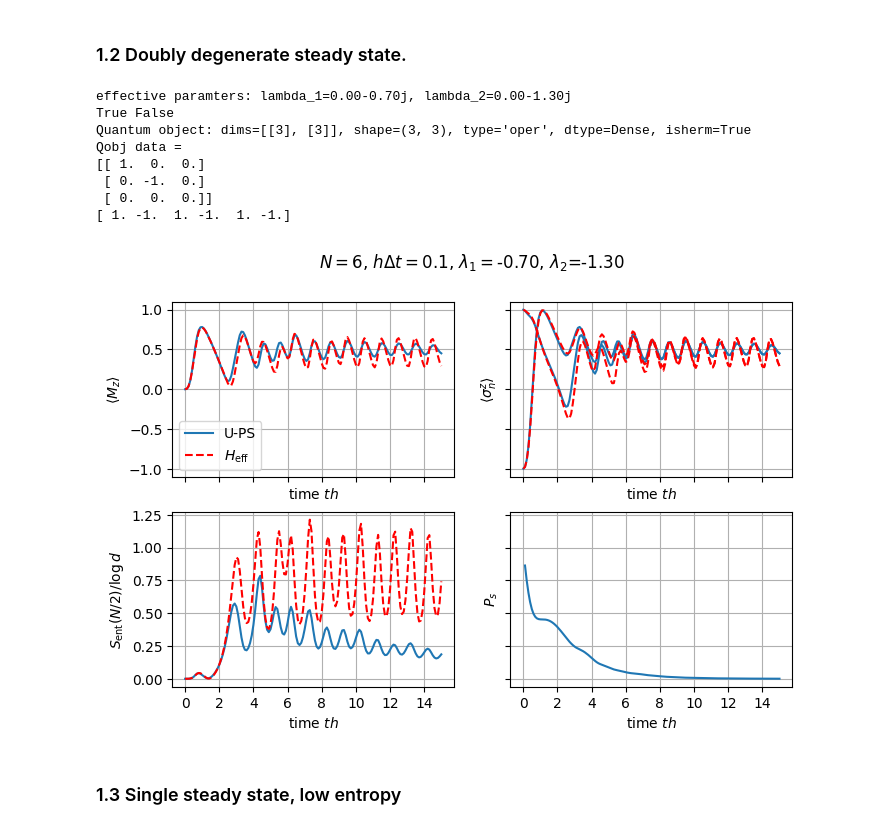
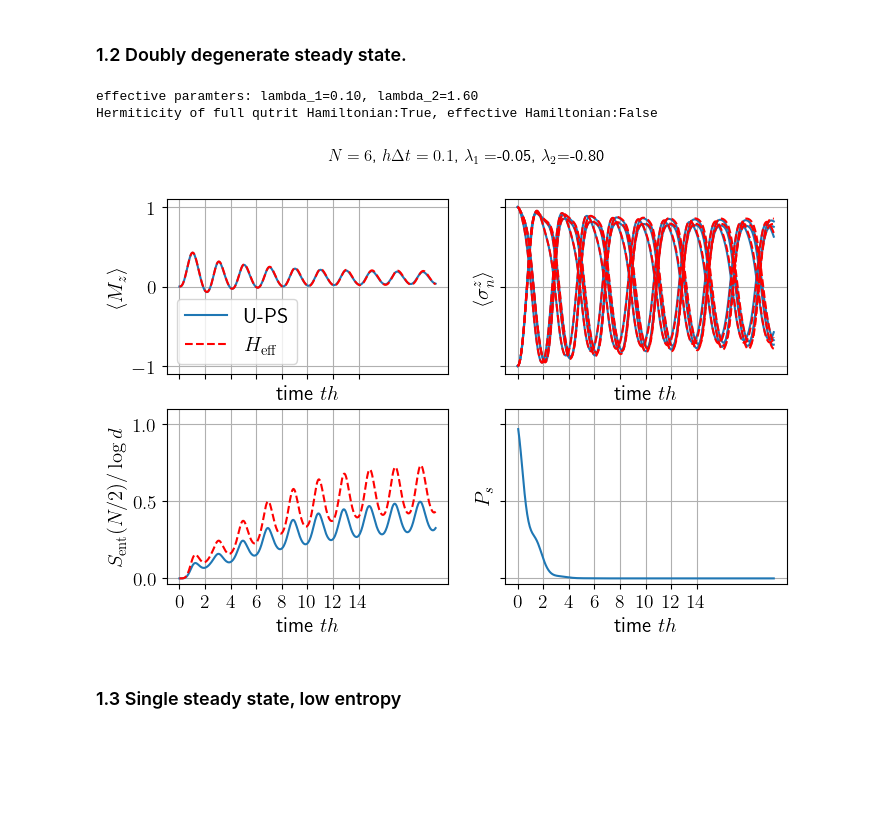
Before and after one commit to mwauters92/Non-hermitian-design, a Jupyter notebook: main.ipynb, the cells around one changed output. Saved outputs shown, nothing was run; the diff lists cells and outputs as text; code cells hidden in the pictures; blank space fills up the shorter version.

```diff
--- a/main.ipynb
+++ b/main.ipynb
@@ -144,10 +144,10 @@ plt.xlabel(r"time $t h_x$")
 # %% [markdown]
 ### 1.2 Doubly degenerate steady state.
 # %%
-N=4
-h, J, Omega= 1,7.2, 5.3
-tf = 15
-nstep = 150
+N=6
+h, J, Omega= 1,8, 2
+tf = 20
+nstep = 400
 tvec = np.linspace(0,tf,nstep+1)
 rate = nstep/tf
 trand = poisson_times(tf,rate)
@@ -159,13 +159,13 @@ H_qutrit = build_hamiltonian(N,single_body_terms, two_body_terms)
 
 #--- target effective Hamiltonian
 heff, lambda1, lambda2 = h, -1j*Omega**2/rate/4, -1j*J**2/rate/4
-print(f"effective paramters: lambda_1={lambda1:.2f}, lambda_2={lambda2:.2f}")
+print(f"effective paramters: lambda_1={-2*lambda1.imag:.2f}, lambda_2={-2*lambda2.imag:.2f}")
 single_body_eff = [[heff, ('x', 0, 1), None], [2*lambda1, ('p-', 0, 1), None] ]
 two_body_eff=[[2*lambda2,('p-', 0, 1), ('p-', 0, 1)]]
 H_qeff = build_hamiltonian(N,single_body_eff, two_body_eff,d=2)
 
 # sanity check that the full Hamiltonian is hermitian while the effective one is not
-print(f"Hermiticity of full qutrit Hamiltonian:{H_qutrit.isherm}, effective Hamiltonian:{H_qeff.isherm})
+print(f"Hermiticity of full qutrit Hamiltonian:{H_qutrit.isherm}, effective Hamiltonian:{H_qeff.isherm}")
 
 psi0 = qt.basis([3]*N,n=[0,1]*(N//2))
 psi0_eff = qt.basis([2]*N,n=[0,1]*(N//2))
@@ -182,53 +182,47 @@ res_qutrit = time_evo(H_qutrit,psi0,tvec,P,N,measured_sites=[j for j in range(N)
 
 res_effective = time_evo(H_qeff,psi0_eff,tvec,P,N,measured_sites=[],e_ops=e_evo_eff, options=options)
 # %% [output]
-effective paramters: lambda_1=0.00-0.70j, lambda_2=0.00-1.30j
-True False
-Quantum object: dims=[[3], [3]], shape=(3, 3), type='oper', dtype=Dense, isherm=True
-Qobj data =
-[[ 1.  0.  0.]
- [ 0. -1.  0.]
- [ 0.  0.  0.]]
-[ 1. -1.  1. -1.  1. -1.]
+effective paramters: lambda_1=0.10, lambda_2=1.60
+Hermiticity of full qutrit Hamiltonian:True, effective Hamiltonian:False
 # %%
 
 fig,ax = plt.subplots(nrows=2,ncols=2,sharex=True, sharey='row')
 fig.set_size_inches([8,5])
 fig.suptitle(rf"$N={N}$, $h\Delta t={tf/nstep:.1f}$, $\lambda_1=${lambda1.imag:.2f}, $\lambda_2$={lambda2.imag:.2f}")
-ax[0,0].plot(tvec,sum(res.expect)/N,label='U-PS')
+ax[0,0].plot(tvec,sum(res_qutrit.expect)/N,label='U-PS')
 #ax[0].plot(trand,sum(res_rand.expect)/2,'g-.',label='R-PS')
-ax[0,0].plot(tvec,sum(res2.expect)/N,'r--',label=r'$H_{\rm eff}$')
+ax[0,0].plot(tvec,sum(res_effective.expect)/N,'r--',label=r'$H_{\rm eff}$')
 ax[1,0].set_xlabel(r'time $t h$')
 ax[1,1].set_xlabel(r'time $t h$')
 ax[0,0].set_xlabel(r'time $t h$')
 ax[0,0].set_ylabel(r'$\langle M_z \rangle$')
 ax[0,0].legend()
 ax[0,0].grid()
 ax[0,0].set_xticks(np.arange(0,16,2))
 
 ax[0,1].grid()
-ax[0,1].plot(tvec,np.array(res.expect[0::2]).mean(axis=0),label='U-PS',c='C0')
-ax[0,1].plot(tvec,np.array(res.expect[1::2]).mean(axis=0),label='U-PS',c='C0')
+ax[0,1].plot(tvec,np.array(res_qutrit.expect[0::2]).T,label='U-PS',c='C0')
+ax[0,1].plot(tvec,np.array(res_qutrit.expect[1::2]).T,label='U-PS',c='C0')
 #ax[1].plot(trand,res_rand.expect[0],'g-.',label='R-PS')
 #ax[1].plot(trand,res_rand.expect[1],'g-.',label='R-PS')
-ax[0,1].plot(tvec,np.array(res2.expect[0::2]).mean(axis=0),'r--',label=r'$H_{\rm eff}$')
-ax[0,1].plot(tvec,np.array(res2.expect[1::2]).mean(axis=0),'r--',label=r'$H_{\rm eff}$')
+ax[0,1].plot(tvec,np.array(res_effective.expect[0::2]).T,'r--',label=r'$H_{\rm eff}$')
+ax[0,1].plot(tvec,np.array(res_effective.expect[1::2]).T,'r--',label=r'$H_{\rm eff}$')
 ax[0,1].set_xlabel(r'time $t h$')
 ax[0,1].set_ylabel(r'$\langle \sigma^z_n \rangle$')
 
 
-
-ax[1,0].plot(tvec,get_entanglement(res.states,[j for j in range(N//2)])/np.log(3))
-ax[1,0].plot(tvec,get_entanglement(res2.states,[j for j in range(N//2)])/np.log(2),'r--')
+ax[1,0].plot(tvec,res_qutrit.entanglement/np.log(3))
+ax[1,0].plot(tvec,res_effective.entanglement/np.log(2),'r--')
 ax[1,0].grid()
 ax[1,0].set_ylabel(r'$S_{\rm ent}(N/2)/\log d$')
-
-ax[1,1].plot(tvec[1:],np.cumprod(np.array(res.measurement_outcomes[1:])))
+a,b = ax[1,0].set_ylim()
+ax[1,0].set_ylim([a,1.1])
+ax[1,1].plot(tvec[1:],np.cumprod(np.array(res_qutrit.measurement_outcomes[1:])**2))
 ax[1,1].set_ylabel(r'$P_s$')
 ax[1,1].grid()
 fig.savefig('N{N}_oscillatory.pdf',bbox_inches='tight')
 # %% [output]
-[figure, old version]
+[figure, new version]
 # %% [markdown]
 ### 1.3 Single steady state, low entropy
 # %%
```
Also changed, not shown: parts of 8 cells of this notebook, 1 other file.
